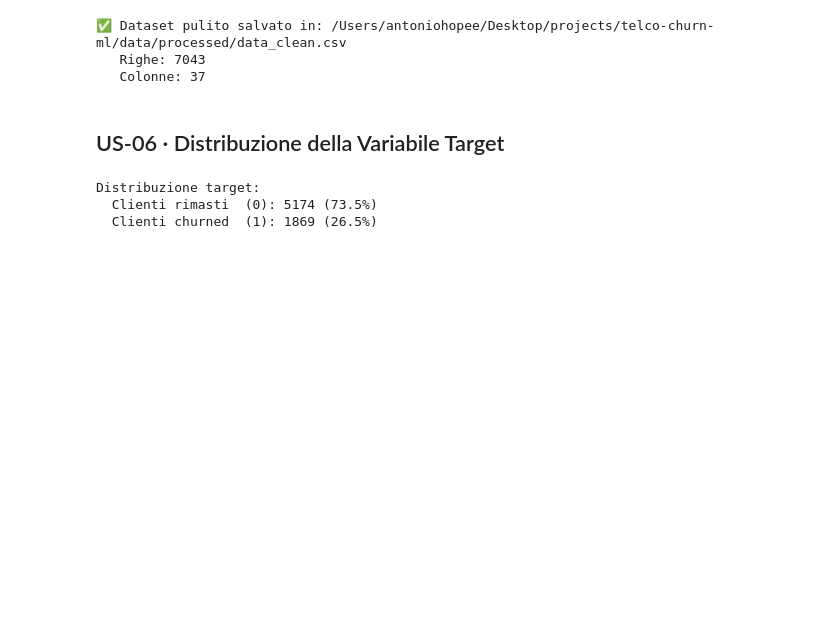
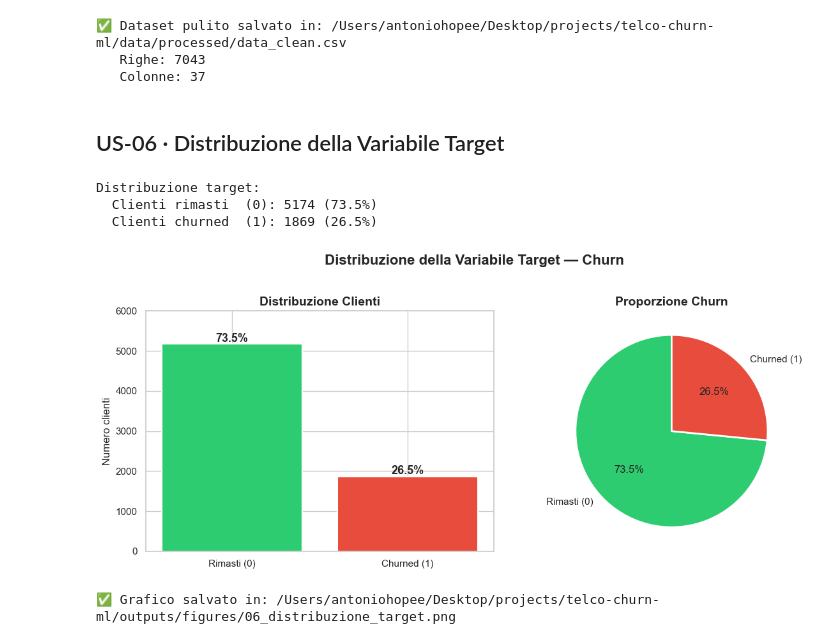
Before and after one commit to antoniohopee/telco-churn-ml, a Jupyter notebook: notebooks/01_preliminary_analysis.ipynb, the cells around one changed output. Saved outputs shown, nothing was run; the diff lists cells and outputs as text; code cells hidden in the pictures; blank space fills up the shorter version.

Commit message:
feat: US-06 distribuzione variabile target con grafici salvati

```diff
--- a/notebooks/01_preliminary_analysis.ipynb
+++ b/notebooks/01_preliminary_analysis.ipynb
@@ -446,3 +446,47 @@ print(f"  Clienti churned  (1): {conteggio[1]} ({percentuali[1]:.1f}%)")
 Distribuzione target:
   Clienti rimasti  (0): 5174 (73.5%)
   Clienti churned  (1): 1869 (26.5%)
+# %%
+import os
+
+fig, axes = plt.subplots(1, 2, figsize=(12, 5))
+
+# --- Grafico a barre ---
+colori = ['#2ecc71', '#e74c3c']
+bars = axes[0].bar(['Rimasti (0)', 'Churned (1)'],
+                    [conteggio[0], conteggio[1]],
+                    color=colori, edgecolor='white', linewidth=1.5)
+
+# Aggiunge le percentuali sopra le barre
+for bar, pct in zip(bars, [percentuali[0], percentuali[1]]):
+    axes[0].text(bar.get_x() + bar.get_width() / 2,
+                 bar.get_height() + 50,
+                 f'{pct:.1f}%',
+                 ha='center', fontsize=13, fontweight='bold')
+
+axes[0].set_title('Distribuzione Clienti', fontsize=14, fontweight='bold')
+axes[0].set_ylabel('Numero clienti')
+axes[0].set_ylim(0, 6000)
+
+# --- Grafico a torta ---
+axes[1].pie([conteggio[0], conteggio[1]],
+            labels=['Rimasti (0)', 'Churned (1)'],
+            colors=colori,
+            autopct='%1.1f%%',
+            startangle=90,
+            wedgeprops={'edgecolor': 'white', 'linewidth': 2})
+
+axes[1].set_title('Proporzione Churn', fontsize=14, fontweight='bold')
+
+plt.suptitle('Distribuzione della Variabile Target — Churn',
+             fontsize=16, fontweight='bold', y=1.02)
+plt.tight_layout()
+
+# Salvataggio
+figures_path = os.path.abspath(os.path.join("..", "outputs", "figures", "06_distribuzione_target.png"))
+plt.savefig(figures_path, dpi=150, bbox_inches='tight')
+plt.show()
+print(f"✅ Grafico salvato in: {figures_path}")
+# %% [output]
+[figure, added]
+✅ Grafico salvato in: /Users/antoniohopee/Desktop/projects/telco-churn-ml/outputs/figures/06_distribuzione_target.png
```
Also changed, not shown: parts of 1 cell of this notebook, 1 other file.
